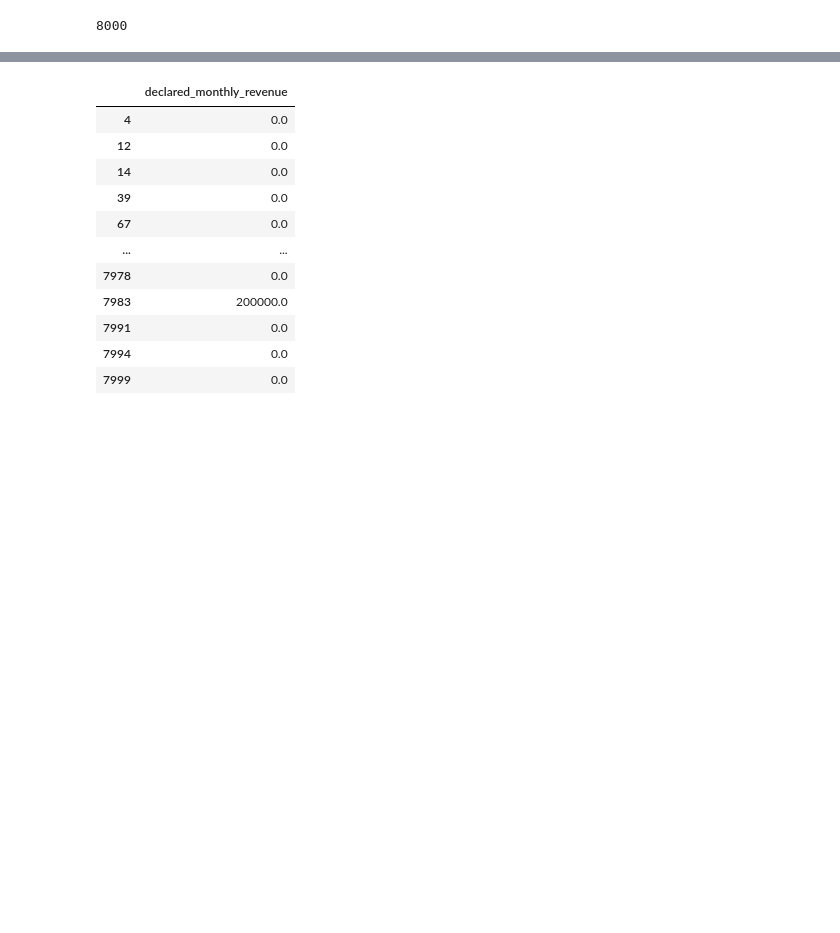
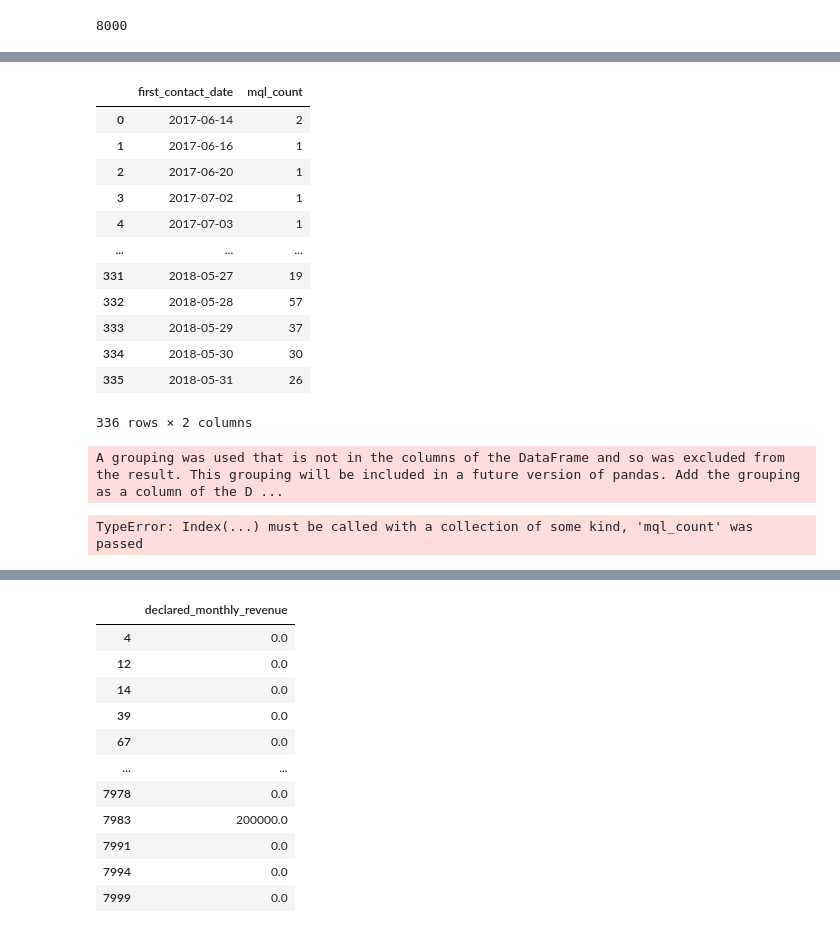
Before and after one commit to jhonfg13/Cobre_Prueba, a Jupyter notebook: notebooks/01_atribucion_conversion_eda.ipynb, the cells around one changed output, grey strips where cells are left out. Drawn from its saved outputs; the diff is of its cells as text; code cells hidden in the pictures; blank space fills up the shorter version.

```diff
--- a/notebooks/01_atribucion_conversion_eda.ipynb
+++ b/notebooks/01_atribucion_conversion_eda.ipynb
@@ -135,0 +149,2 @@ df_mkt_closed.query(" sr_id.notna() and declared_monthly_revenue > 0 ").shape
+# %%
+mql_daily_series = df_processed.groupby('first_contact_date', as_index=False).agg(mql_count=('mql_id', 'count'))
@@ -135,0 +167,25 @@ df_mkt_closed.query(" sr_id.notna() and declared_monthly_revenue > 0 ").shape
+# %%
+mql_daily_series
+# %% [output]
+|  | first_contact_date | mql_count |
+| 0 | 2017-06-14 | 2 |
+| 1 | 2017-06-16 | 1 |
+| 2 | 2017-06-20 | 1 |
+| 3 | 2017-07-02 | 1 |
+| 4 | 2017-07-03 | 1 |
+| ... | ... | ... |
+| 331 | 2018-05-27 | 19 |
+| 332 | 2018-05-28 | 57 |
+| 333 | 2018-05-29 | 37 |
+| 334 | 2018-05-30 | 30 |
+| 335 | 2018-05-31 | 26 |
+336 rows × 2 columns
+# %%
+# MQLs por día
+mql_daily_series = df_processed.groupby(df_processed['first_contact_date'].dt.to_period('d'))['mql_id'].count().rename('mql_count').to_timestamp()
+
+# Convertir a DataFrame
+mql_daily_df_constructor = pd.DataFrame(mql_daily_series)
+# %% [output]
+A grouping was used that is not in the columns of the DataFrame and so was excluded from the result. This grouping will be included in a future version of pandas. Add the grouping as a column of the D ...
+TypeError: Index(...) must be called with a collection of some kind, 'mql_count' was passed
```
Also changed, not shown: parts of 26 cells of this notebook, 1 other file.
